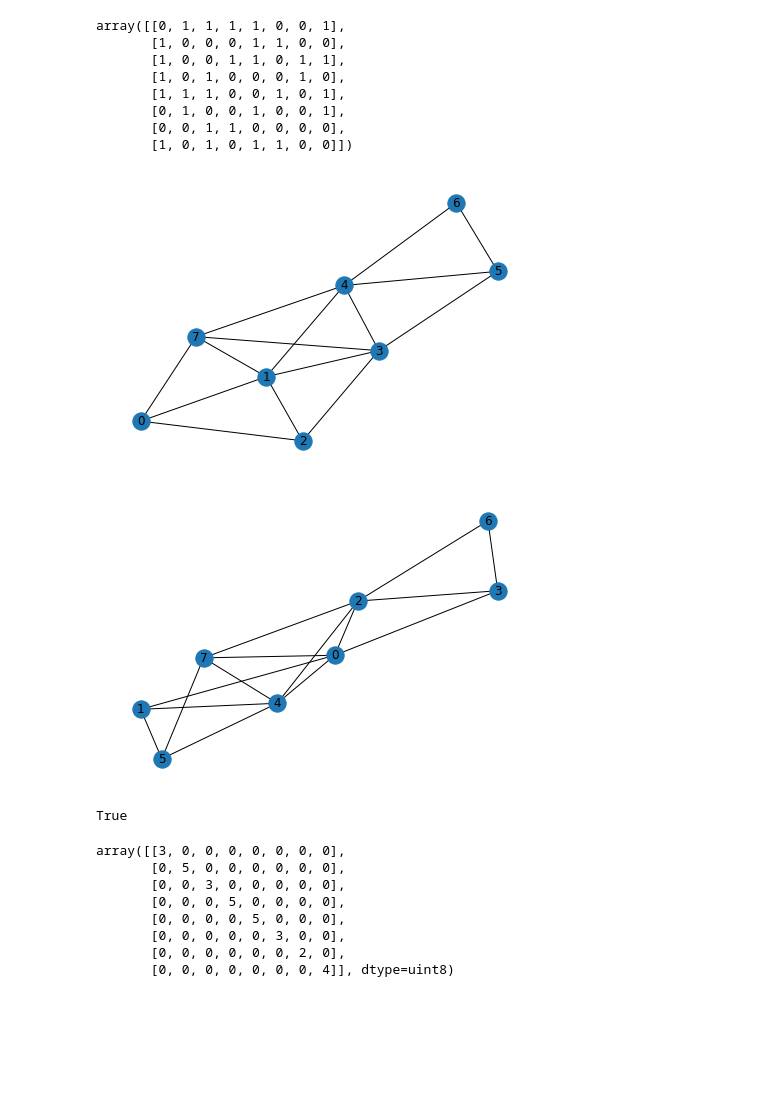
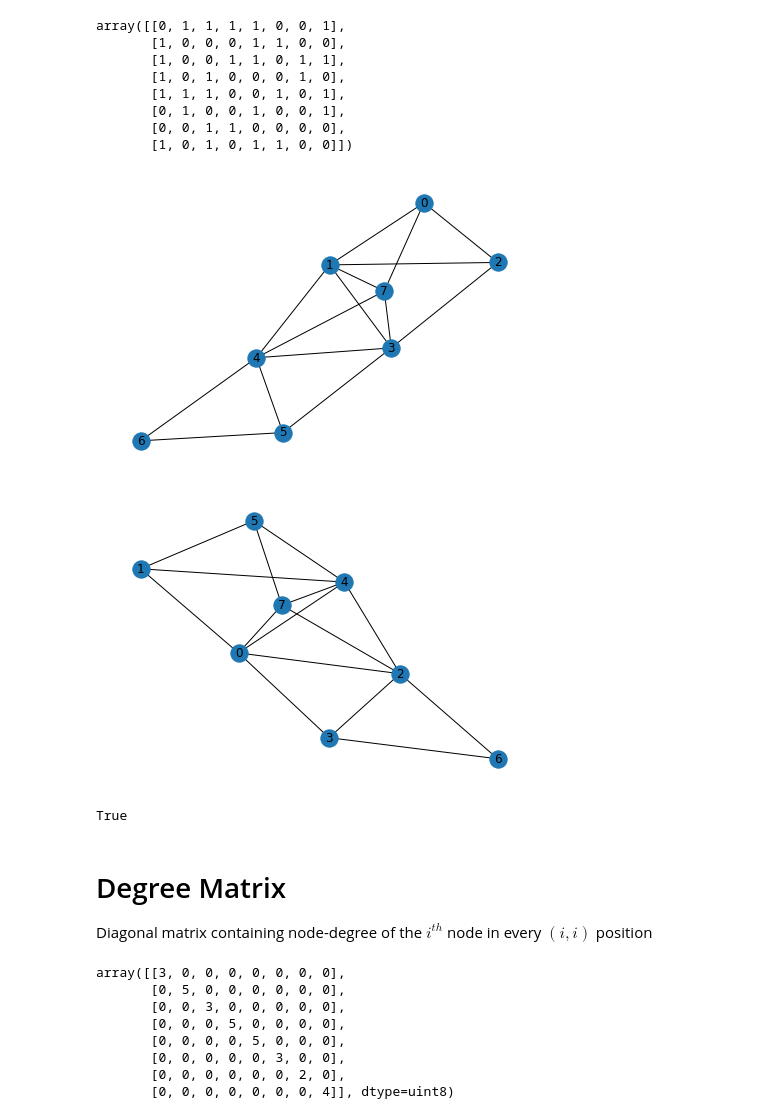
Before and after one commit to aadi350/Data-Science, a Jupyter notebook: matrix-graph.ipynb, the cells around one changed output. Saved outputs shown, nothing was run; the diff lists cells and outputs as text; code cells hidden in the pictures; blank space fills up the shorter version.

```diff
--- a/matrix-graph.ipynb
+++ b/matrix-graph.ipynb
@@ -133,17 +123,21 @@ array([[0, 1, 1, 1, 1, 0, 0, 1],
 G = nx.from_numpy_matrix(A)
 G_perm = nx.from_numpy_matrix(A_perm)
 # %%
-nx.draw(G)
+nx.draw(G, with_labels=True)
 # %% [output]
-[figure, old version]
+[figure, new version]
 # %%
-nx.draw(G_perm)
+nx.draw(G_perm, with_labels=True)
 # %% [output]
-[figure, old version]
+[figure, new version]
 # %%
 nx.is_isomorphic(G, G_perm)
 # %% [output]
 True
+# %% [markdown]
+# Degree Matrix
+
+Diagonal matrix containing node-degree of the $i^{th}$ node in every $(i,i)$ position
 # %%
 # degree matrix
 nx.degree(G)
```
Also changed, not shown: parts of 18 cells of this notebook.
